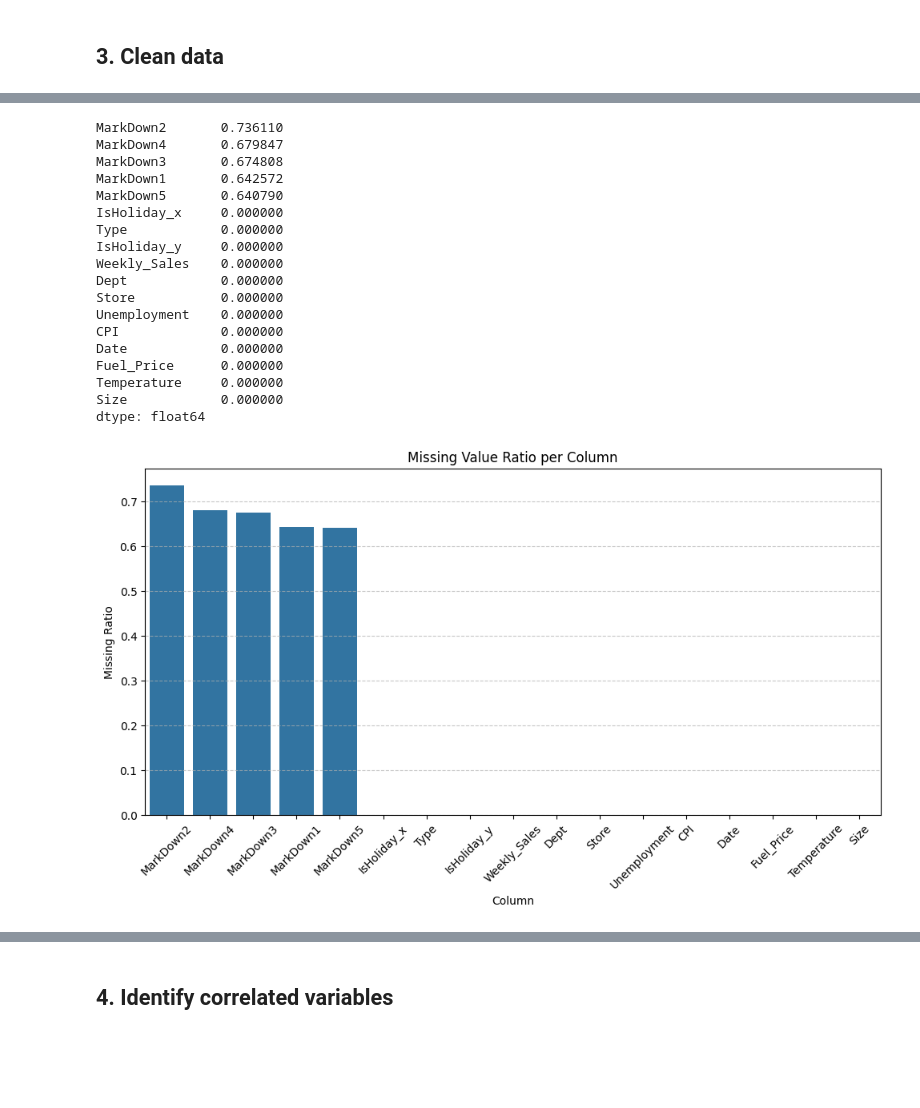
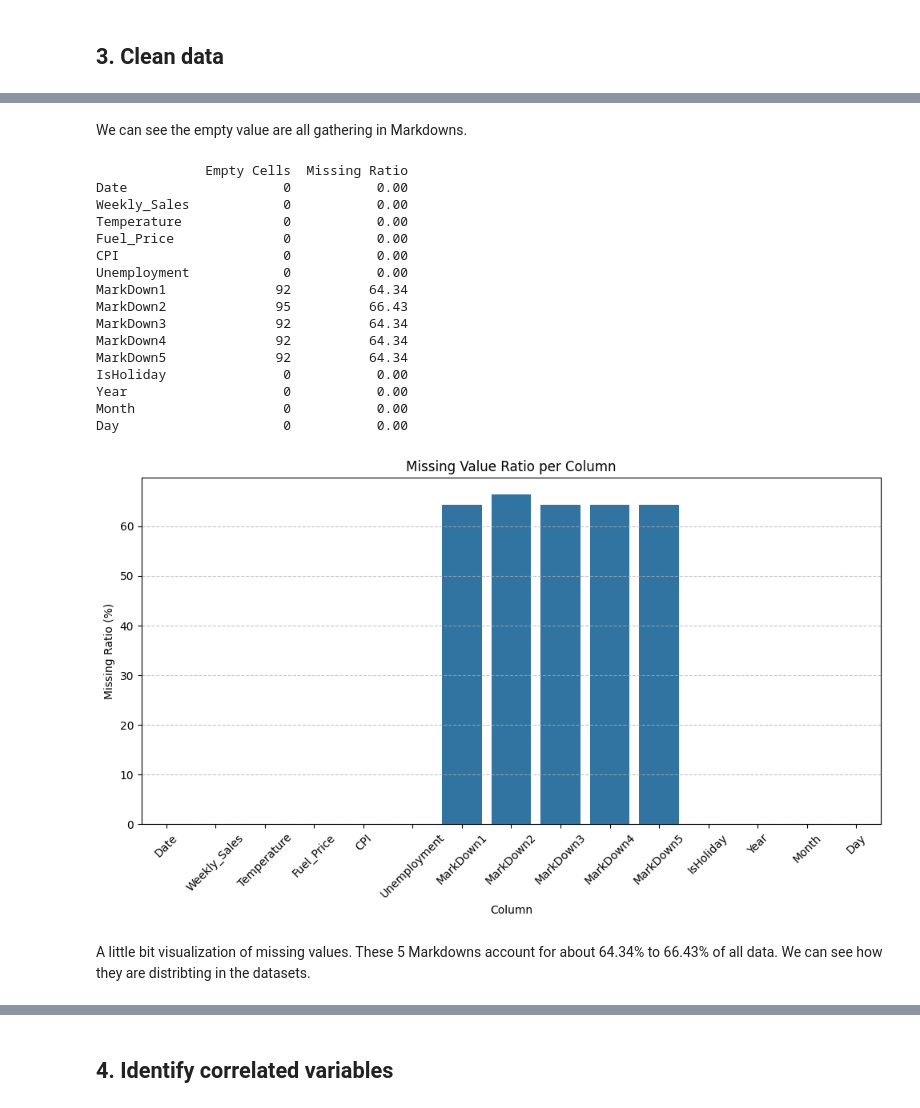
Before and after one commit to wyan170/Phase2_project, a Jupyter notebook: data-science/1. Analysis and Preprocessing/part1-submission.ipynb, the cells around one changed output, grey strips where cells are left out. Cells and saved outputs as stored; diff of their text form; code cells hidden in the pictures; blank space fills up the shorter version.

```diff
--- a/data-science/1. Analysis and Preprocessing/part1-submission.ipynb
+++ b/data-science/1. Analysis and Preprocessing/part1-submission.ipynb
@@ -176,0 +201,7 @@ dtype: object
+# %%
+# date break down
+df['Year'] = df['Date'].dt.year
+df['Month'] = df['Date'].dt.month
+df['Day'] = df['Date'].dt.day
+
+df.head(5)
@@ -176,0 +217,4 @@ dtype: object
+# %%
+# get True/False convert as 1/0
+df['IsHoliday'] = df['IsHoliday'].astype(int)
+df.head(2)
@@ -371,37 +345,51 @@ Size                    0
-# %%
-missing_ratio = df.isnull().mean().sort_values(ascending=False)
-print(missing_ratio)
-# %% [output]
-MarkDown2       0.736110
-MarkDown4       0.679847
-MarkDown3       0.674808
-MarkDown1       0.642572
-MarkDown5       0.640790
-IsHoliday_x     0.000000
-Type            0.000000
-IsHoliday_y     0.000000
-Weekly_Sales    0.000000
-Dept            0.000000
-Store           0.000000
-Unemployment    0.000000
-CPI             0.000000
-Date            0.000000
-Fuel_Price      0.000000
-Temperature     0.000000
-Size            0.000000
-dtype: float64
+# %% [markdown]
+We can see the empty value are all gathering in Markdowns.
 # %%
+# Calculate number of missing values per column
+missing_data = df.isnull().sum().to_frame()
+
+# Rename column holding the sums
+missing_data = missing_data.rename(columns={0: 'Empty Cells'})
+
+# Calculate missing ratio (percentage) and add as new column
+missing_data['Missing Ratio'] = (missing_data['Empty Cells'] / len(df)) * 100
+
+# Round to 2 decimal places for cleaner display
+missing_data['Missing Ratio'] = missing_data['Missing Ratio'].round(2)
+
+# Print the results
+print(missing_data)
+
+# Visualize the missing ratios
 plt.figure(figsize=(10, 6))
-sns.barplot(x=missing_ratio.index, y=missing_ratio.values)
+sns.barplot(x=missing_data.index, y=missing_data['Missing Ratio'])
 plt.title("Missing Value Ratio per Column")
-plt.ylabel("Missing Ratio")
+plt.ylabel("Missing Ratio (%)")  # Added % to clarify units
 plt.xlabel("Column")
 plt.xticks(rotation=45)
 plt.grid(True, axis="y", linestyle="--", alpha=0.7)
 plt.tight_layout()
 plt.show()
 # %% [output]
+              Empty Cells  Missing Ratio
+Date                    0           0.00
+Weekly_Sales            0           0.00
+Temperature             0           0.00
+Fuel_Price              0           0.00
+CPI                     0           0.00
+Unemployment            0           0.00
+MarkDown1              92          64.34
+MarkDown2              95          66.43
+MarkDown3              92          64.34
+MarkDown4              92          64.34
+MarkDown5              92          64.34
+IsHoliday               0           0.00
+Year                    0           0.00
+Month                   0           0.00
+Day                     0           0.00
-[figure, old version]
+[figure, new version]
+# %% [markdown]
+A little bit visualization of missing values. These 5 Markdowns account for about 64.34% to 66.43% of all data. We can see how they are distribting in the datasets.
 # %%
 import missingno as msno
 
```
Also changed, not shown: parts of 57 cells of this notebook.
